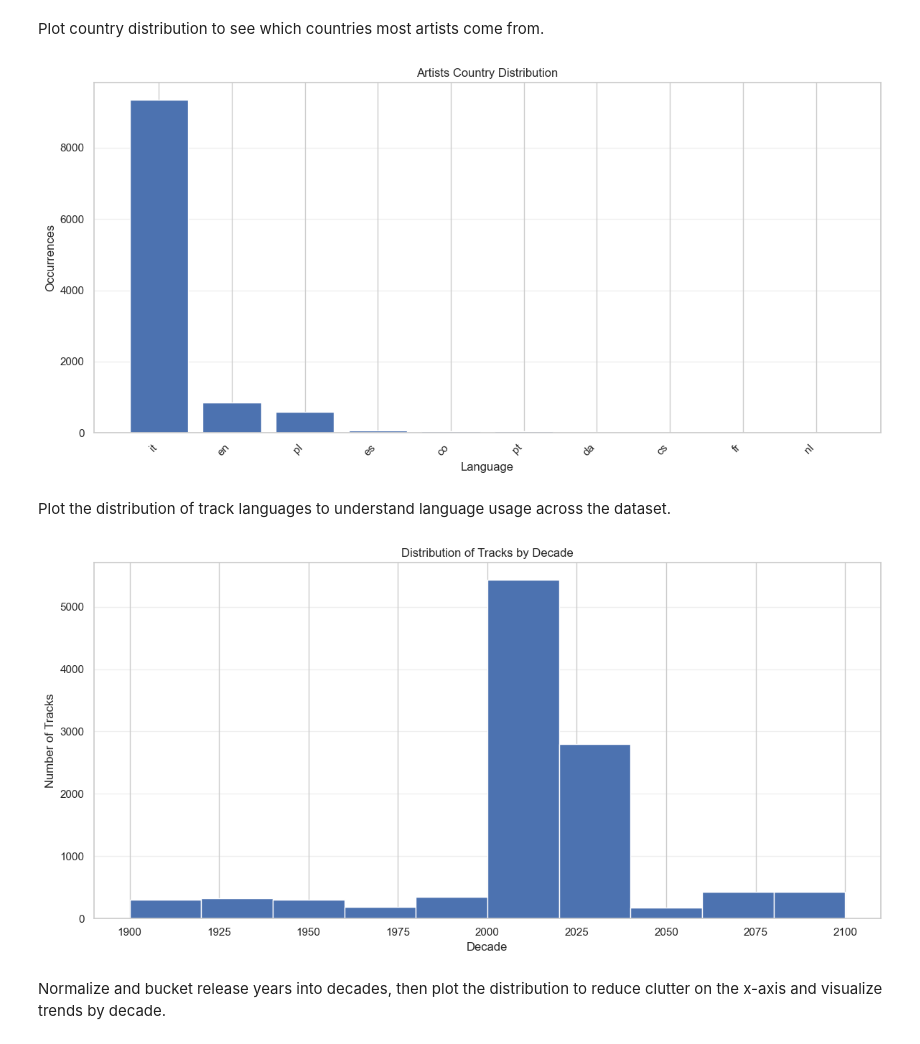
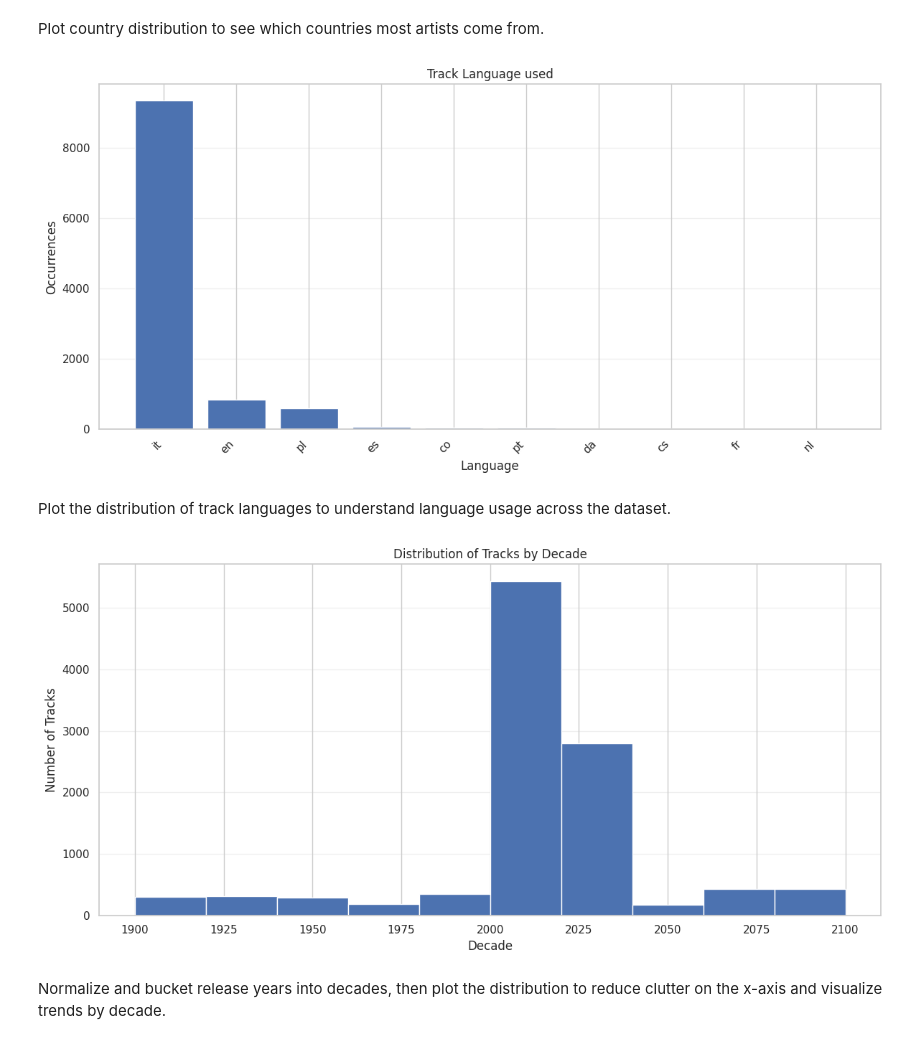
Before and after one commit to DGabri/data_mining_unipi, a Jupyter notebook: task_1/data_understanding_final_structured.ipynb, the cells around one changed output. Cells and saved outputs as stored; diff of their text form; code cells hidden in the pictures.

```diff
--- a/task_1/data_understanding_final_structured.ipynb
+++ b/task_1/data_understanding_final_structured.ipynb
@@ -111,0 +121,11 @@ memory usage: 11.5+ KB
+# %%
+
+columns_to_string   = ["id_author", "name", "gender", "birth_place", "nationality", "description", "province", "region", "country"]
+for column in columns_to_string:
+    artists[column] = artists[column].astype('string')
+
+columns_to_datetime = ["birth_date", "active_start", "active_end"]
+for column in columns_to_datetime:
+    artists[column] = pd.to_datetime(artists[column], errors='coerce')
+
+artists.info()
@@ -136,3 +176,23 @@ memory usage: 3.8+ MB
+# %%
+
+columns_to_string   = ["id", "id_artist", "name_artist", "full_title", "title", "featured_artists", "primary_artist", "language", "album", "album_name", "album_type", "lyrics", "album_image", "id_album"]
+for column in columns_to_string:
+    tracks[column] = tracks[column].astype('string')
+
+# these columns are array of strings, let's leave them as objects
+columns_to_array = ["swear_IT_words", "swear_EN_words"]
+
+# to datetime
+tracks['album_release_date'] = pd.to_datetime(tracks['album_release_date'], errors='coerce')
+tracks['popularity'] = tracks['popularity'].apply(pd.to_numeric, errors='coerce')
+tracks['popularity'] = tracks['popularity'].astype('Int64')
+
+# from df.info we can see that this column is a boolean, so let's cast it to bool
+tracks['explicit'] = tracks['explicit'].astype('bool')
+
+# different values, like NaN or 2021.0 so cast to int
+tracks['year'] = tracks['year'].apply(pd.to_numeric, errors='coerce')
+tracks["year"] = tracks['year'].astype('Int64')
 # %% [markdown]
 Display DataFrame info for `tracks` to inspect dtypes and non-null counts before performing conversions.
 # %% [markdown]
@@ -229,9 +387,9 @@ Plot country distribution to see which countries most artists come from.
 # %%
 ############
 # Most used language
-plot_bar_chart_distribution(tracks, 'language', 'Language', 'Occurrences', 'Artists Country Distribution')
+plot_bar_chart_distribution(tracks, 'language', 'Language', 'Occurrences', 'Track Language used')
 # %% [output]
-[figure, old version]
+[figure, new version]
 # %% [markdown]
 Plot the distribution of track languages to understand language usage across the dataset.
 # %%
@@ -252,7 +410,7 @@ plot_histogram(tracks, 'decade', 'Decade', 'Number of Tracks',
 
 plt.show()
 # %% [output]
-[figure, old version]
+[figure, new version]
 # %% [markdown]
 Normalize and bucket release years into decades, then plot the distribution to reduce clutter on the x-axis and visualize trends by decade.
 # %%
```
Also changed, not shown: parts of 40 cells of this notebook, 1 other file.
